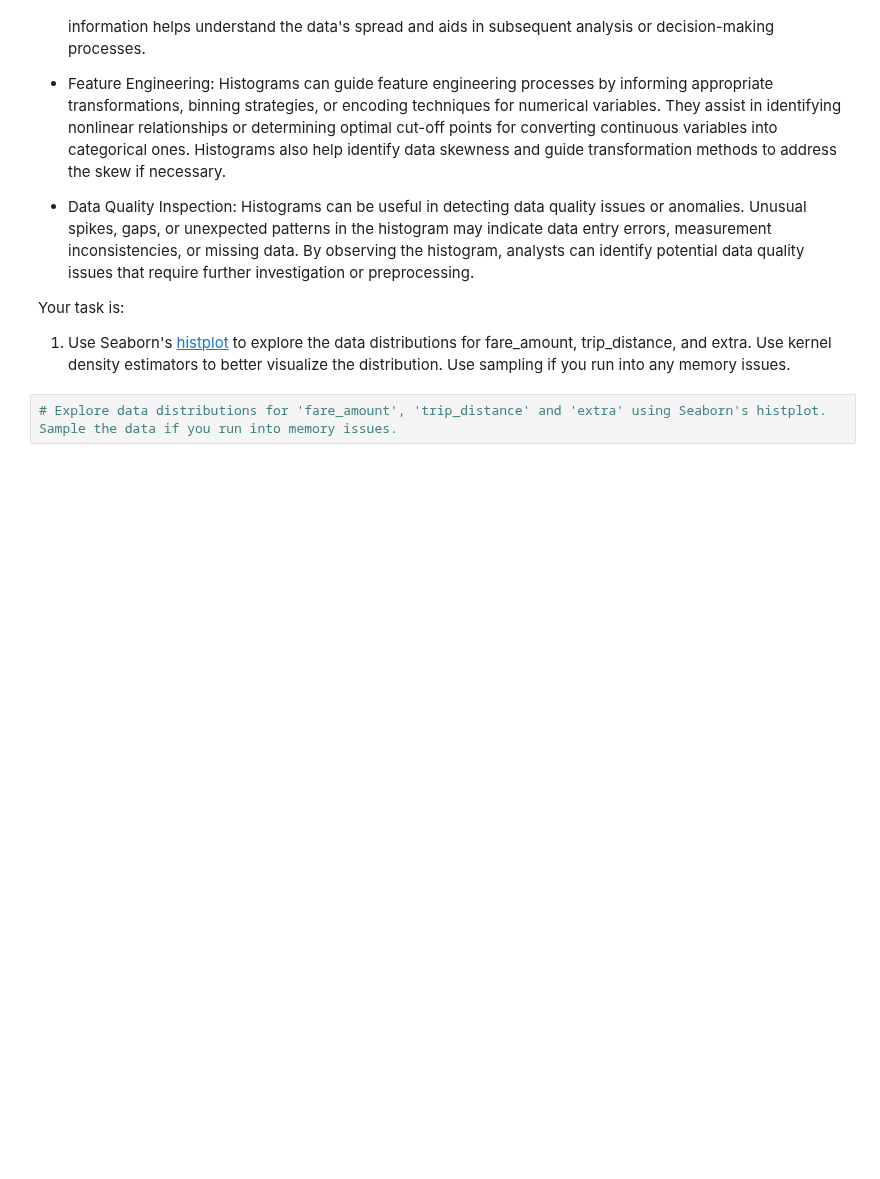
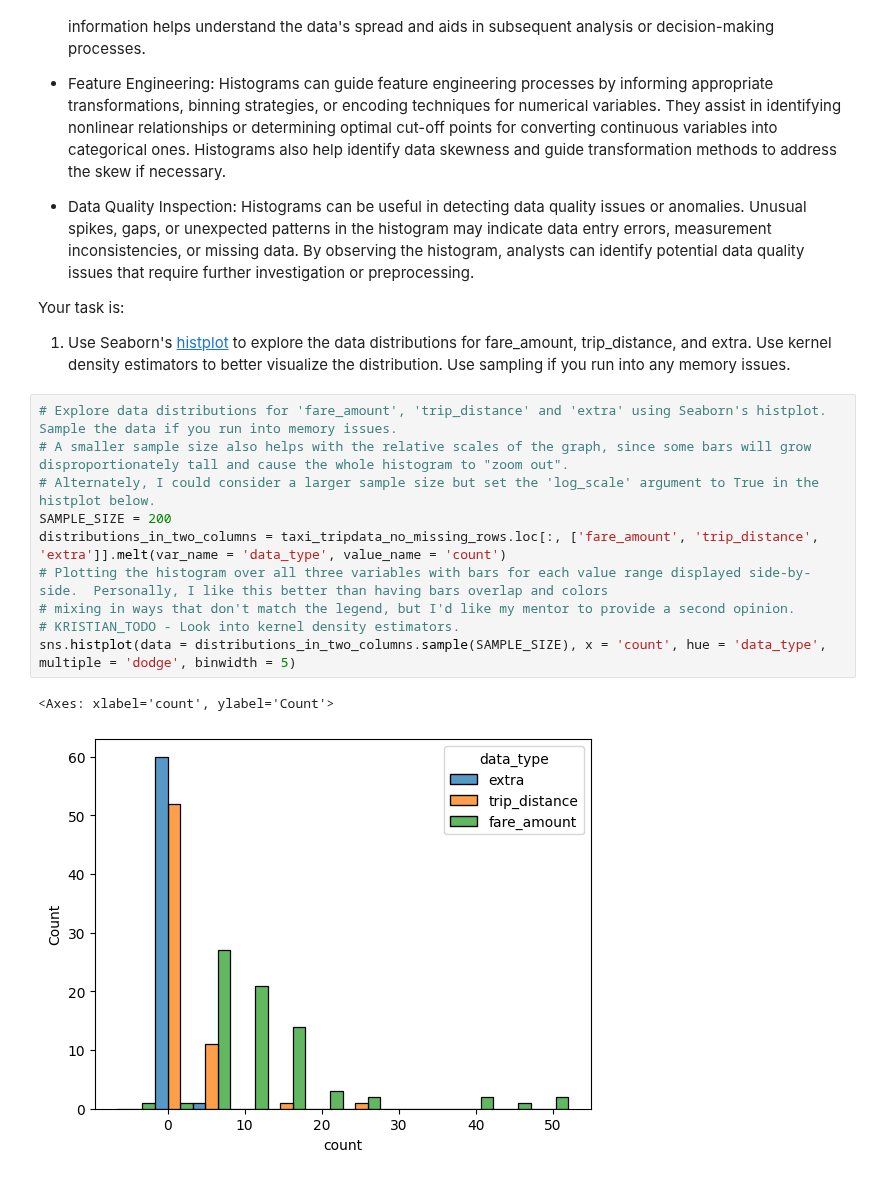
Before and after one commit to TrollRider-Kristian/Springboard-AI-Mini-Projects, a Jupyter notebook: Student_MLE_MiniProject_EDA.ipynb, the cells around one changed output. Saved outputs shown, nothing was run; the diff lists cells and outputs as text; blank space fills up the shorter version.

Commit message:
Histogram finished, but I still have some lingering TODOs.

```diff
--- a/Student_MLE_MiniProject_EDA.ipynb
+++ b/Student_MLE_MiniProject_EDA.ipynb
@@ -325,5 +309,16 @@ A histogram is a graphical representation that displays the distribution of a co
 Your task is:
 
   1. Use Seaborn's [histplot](https://seaborn.pydata.org/generated/seaborn.histplot.html) to explore the data distributions for fare_amount, trip_distance, and extra. Use kernel density estimators to better visualize the distribution. Use sampling if you run into any memory issues.
-# %%
-# Explore data distributions for 'fare_amount', 'trip_distance' and 'extra' using Seaborn's histplot. Sample the data if you run into memory issues.
+# %%
+# Explore data distributions for 'fare_amount', 'trip_distance' and 'extra' using Seaborn's histplot. Sample the data if you run into memory issues.
+# A smaller sample size also helps with the relative scales of the graph, since some bars will grow disproportionately tall and cause the whole histogram to "zoom out".
+# Alternately, I could consider a larger sample size but set the 'log_scale' argument to True in the histplot below.
+SAMPLE_SIZE = 200
+distributions_in_two_columns = taxi_tripdata_no_missing_rows.loc[:, ['fare_amount', 'trip_distance', 'extra']].melt(var_name = 'data_type', value_name = 'count')
+# Plotting the histogram over all three variables with bars for each value range displayed side-by-side.  Personally, I like this better than having bars overlap and colors
+# mixing in ways that don't match the legend, but I'd like my mentor to provide a second opinion.
+# KRISTIAN_TODO - Look into kernel density estimators.
+sns.histplot(data = distributions_in_two_columns.sample(SAMPLE_SIZE), x = 'count', hue = 'data_type', multiple = 'dodge', binwidth = 5)
+# %% [output]
+<Axes: xlabel='count', ylabel='Count'>
+[figure, added]
```
Also changed, not shown: parts of 4 cells of this notebook.
